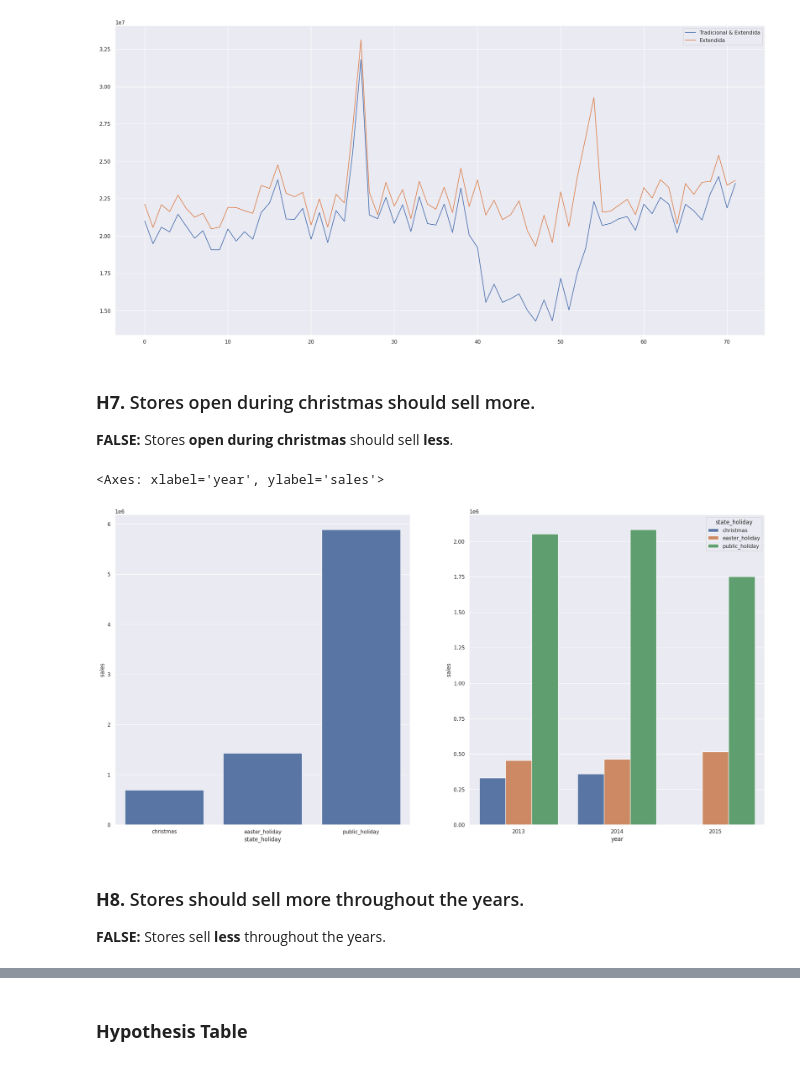
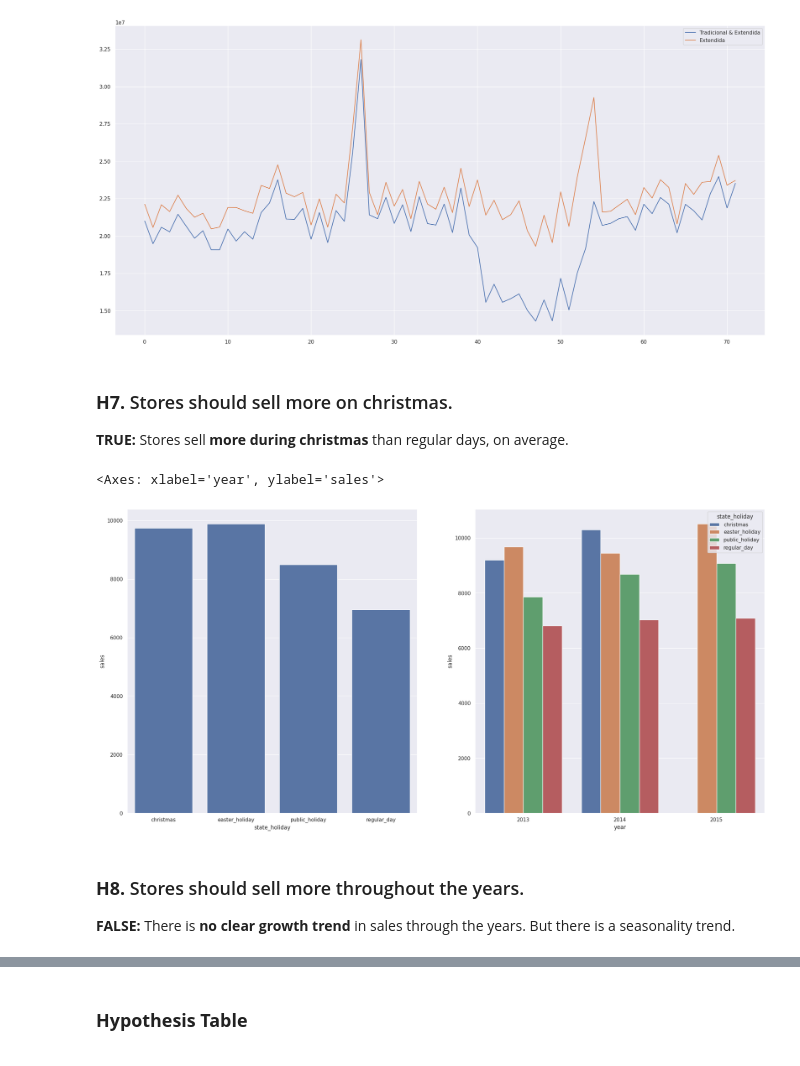
Before and after one commit to eliasbatistasouza/rossmann_sales, a Jupyter notebook: notebooks/001-EDA-ebs.ipynb, the cells around one changed output, grey strips where cells are left out. Saved outputs shown, nothing was run; the diff lists cells and outputs as text; code cells hidden in the pictures.

```diff
--- a/notebooks/001-EDA-ebs.ipynb
+++ b/notebooks/001-EDA-ebs.ipynb
@@ -1185,31 +1171,29 @@ ax.legend(labels=["Tradicional & Extendida", "Extendida"])
 <matplotlib.legend.Legend at 0x...>
 [figure]
 # %% [markdown]
-### **H7.** Stores open during christmas should sell more.
-**FALSE:** Stores **open during christmas** should sell **less**.
+### **H7.** Stores should sell more on christmas.
+**TRUE:** Stores sell **more during christmas** than regular days, on average.
 # %%
-aux = df4.loc[df4["state_holiday"] != "regular_day"]
-
-plt.subplot(1, 2, 1)
 aux1 = (
-    aux.loc[:, ["state_holiday", "sales"]]
+    df4.loc[:, ["state_holiday", "sales"]]
     .groupby(["state_holiday"])
-    .sum()
+    .mean()
     .reset_index()
 )
+plt.subplot(1, 2, 1)
 sns.barplot(x="state_holiday", y="sales", data=aux1)
 
 plt.subplot(1, 2, 2)
 aux2 = (
-    aux.loc[:, ["year", "state_holiday", "sales"]]
+    df4.loc[:, ["year", "state_holiday", "sales"]]
     .groupby(["year", "state_holiday"])
-    .sum()
+    .mean()
     .reset_index()
 )
 sns.barplot(x="year", y="sales", hue="state_holiday", data=aux2)
 # %% [output]
 <Axes: xlabel='year', ylabel='sales'>
-[figure, old version]
+[figure, new version]
 # %% [markdown]
 ### **H8.** Stores should sell more throughout the years.
-**FALSE:** Stores sell **less** throughout the years.
+**FALSE:** There is **no clear growth trend** in sales through the years. But there is a seasonality trend.
```
Also changed, not shown: parts of 66 cells of this notebook, 1 other file.
